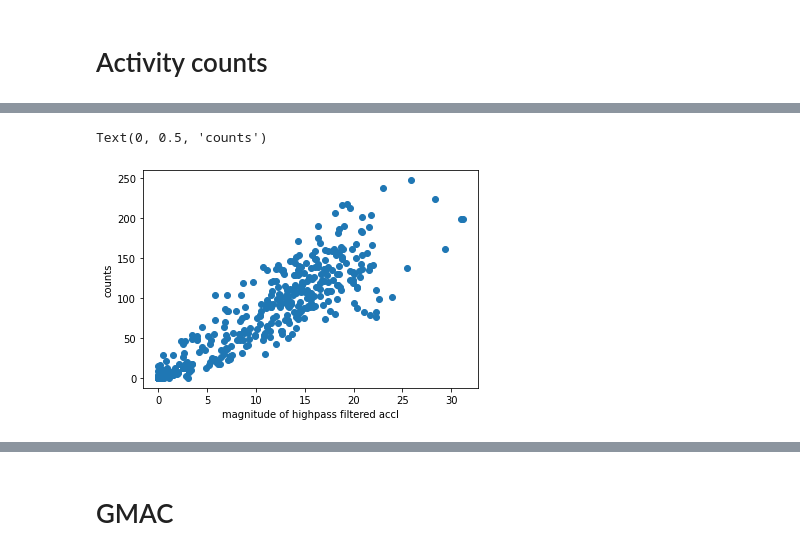
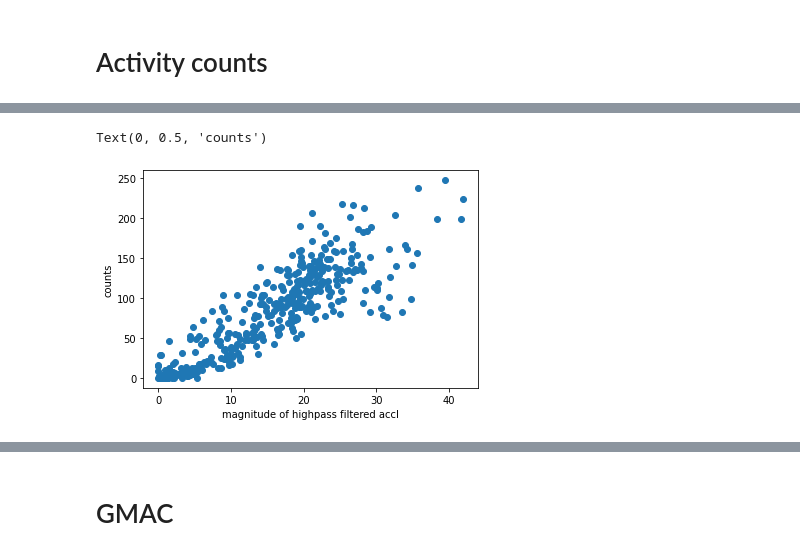
Before and after one commit to siva82kb/monalysa, a Jupyter notebook: docs/source/notebooks/gmac_with_only_accl.ipynb, the cells around one changed output, grey strips where cells are left out. Cells and saved outputs as stored; diff of their text form; code cells hidden in the pictures.

```diff
--- a/docs/source/notebooks/gmac_with_only_accl.ipynb
+++ b/docs/source/notebooks/gmac_with_only_accl.ipynb
@@ -149,12 +148,12 @@ plt.plot(amag)
 # %%
 counts[np.isnan(counts)] = 0
 # %%
-plt.scatter(amag, counts[1:])
+plt.scatter(amag, counts[abs(len(amag)-len(counts)):])
 plt.xlabel('magnitude of highpass filtered accl')
 plt.ylabel('counts')
 # %% [output]
 Text(0, 0.5, 'counts')
-[figure, old version]
+[figure, new version]
 # %%
 pearsonr(amag, counts[1:])
 # %% [output]
```
Also changed, not shown: parts of 18 cells of this notebook.
